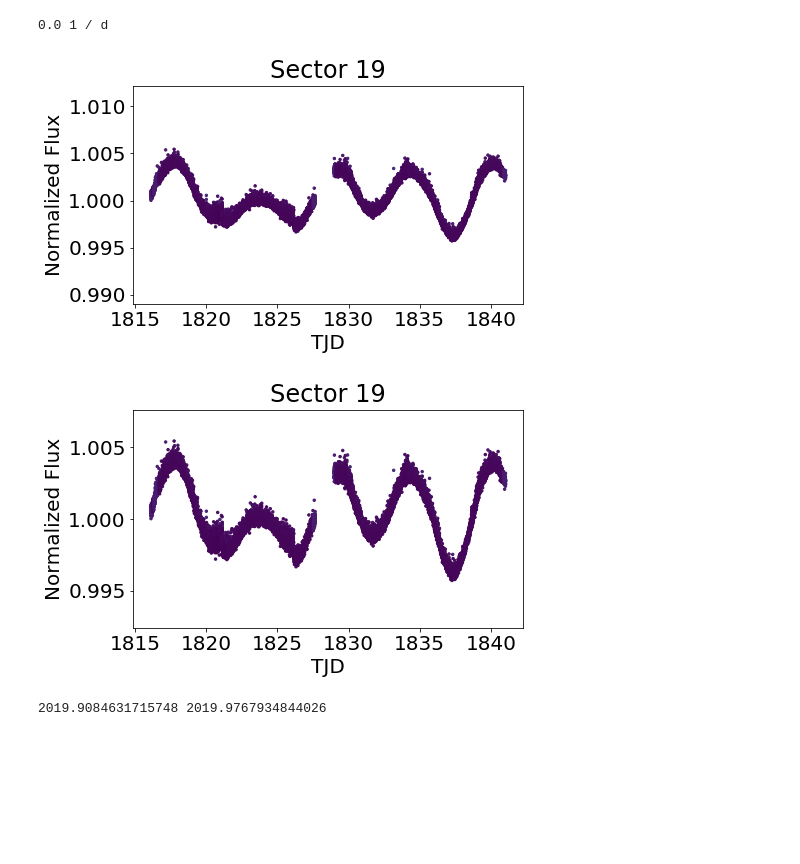
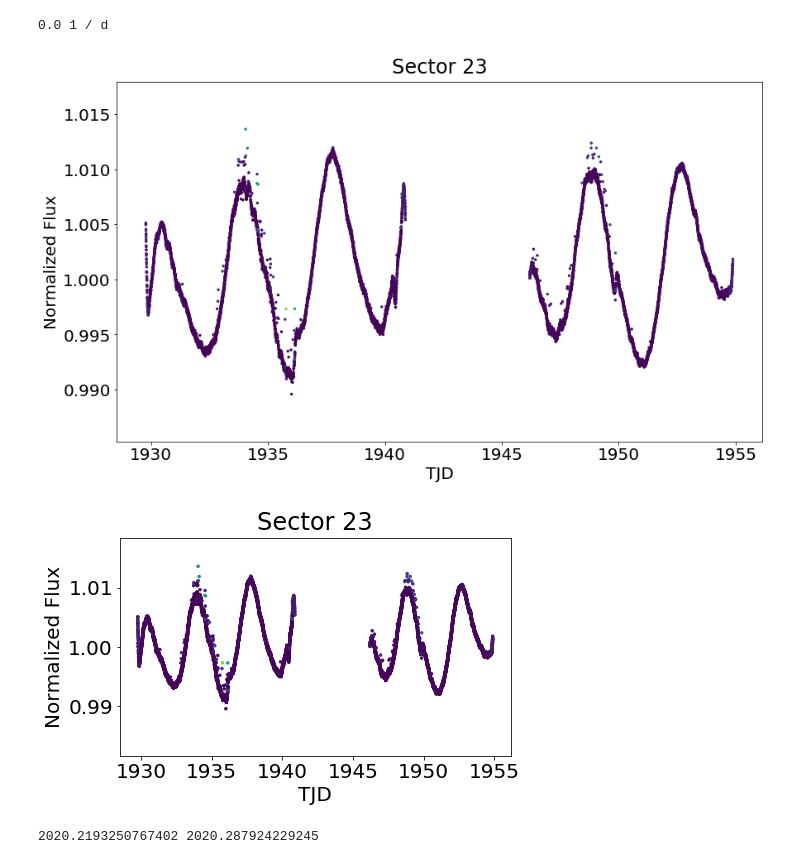
Before and after one commit to benjaminpope/mtv, a Jupyter notebook: notebooks/automatic.ipynb, the cells around one changed output. Saved outputs shown, nothing was run; the diff lists cells and outputs as text; code cells hidden in the pictures; blank space fills up the shorter version.

```diff
--- a/notebooks/automatic.ipynb
+++ b/notebooks/automatic.ipynb
@@ -44,10 +44,10 @@ names = targets['common_name']
 name = 'CR Dra'
 name = names[2].strip()
 name = '44 Boo'
-name= 'GJ 1151'
-name='CR Dra'
+name = 'GJ 1151'
+name ='CR Dra'
 name = 'HAT 182-00605'
-name='TIC 453430899'
+name ='TIC 453430899'
 
 stars_simultaneous = {'GJ 450':'2020-03-16T20:11:00',
          'GJ 3861':'2020-02-19T23:57:00',
@@ -67,8 +67,12 @@ stars_simultaneous = {'EW Dra': '2020-04-02T22:55:34',
                       '54 Psc':'2019-10-19T18:11:00',
                       'HD 10780':'2019-11-03T18:31:10',
                       'UCAC4 655-108663': '2019-10-05T17:11:00',
-                      'HD 223778 B': '2019-11-20T17:11:00'
-
+                      'HD 223778 B': '2019-11-20T17:11:00',
+                      'WX UMa': '2019-11-29T05:11:00',
+                      'GJ 450':'2020-03-16T20:11:00',
+                      'GJ 3861':'2020-02-19T23:57:00',
+                      '2MASS J09481615+5114518':'2020-01-31T20:45:40',
+                      'LP 212-62':'2020-02-04T20:48:20'
 }
 
 
@@ -77,9 +81,14 @@ name = list(stars_simultaneous.keys())[whichstar]
 name = 'HD 223778 B'
 # name = 'G 227-22'
 name = 'HD 233153'
+name = "WX UMa"
 
 # name = 'EW Dra'
 date = stars_simultaneous[name]
 # name='WX Uma'
-# name = 'Ross 867'
+name = 'Ross 867'
 # name = 'UCAC4 444-118477'
+name = 'YY Gem'
+name = 'CW Vir'
+
+radius = 30.0
@@ -112,2 +135,2 @@ SearchResult containing 1 data products.
 # %%
-tics, time, flux, errs, sects, data_all = load_lightcurve(name,radius=95.)
+tics, time, flux, errs, sects, data_all = load_lightcurve(name,radius=radius)
@@ -132,43 +159,43 @@ print(flare_rate)
 # %%
 groups,sectors = group_sectors(data_all)
 ngroups = len(groups)
 width_ratios = [len(group) for group in groups]
-fig, axes = plt.subplots(ncols=ngroups, figsize=(ngroups*7,4),
+fig, axes = plt.subplots(ncols=ngroups, figsize=(ngroups*7*2,4*2),
                            sharey=True, gridspec_kw={'width_ratios':width_ratios})
 for j, g in enumerate(groups):
     if len(groups)>1:
         ax = axes[j]
     else:
         ax = axes
     if j == 0:
         ax.set_ylabel('Normalized Flux')
     for i in g:
         ax.scatter(time[i], flux[i], c=avg_preds[i],
                     vmin=0, vmax=1, s=6)
     if len(g)==1:
         ax.set_title('Sector '+str(sectors[g[0]]),y=1.01)
     else:
         ss = [sectors[s] for s in g]
         ax.set_title('Sectors ' + ", ".join([str(s) for s in ss]),y=1.01)
     ax.set_xlabel('TJD')
 yrange = np.percentile(np.hstack(flux),(2,50,98))
 lims = (yrange[1]-1.0*(yrange[2]-yrange[0]), yrange[1]+1.0*(yrange[2]-yrange[0]))
 # plt.ylim(*lims)
 plt.subplots_adjust(wspace=0.1)
 plt.savefig('results/flare_lc_%s_nozoom.png' % (name.replace(' ','_').lower()),bbox_inches='tight')
 # %% [output]
-[figure, old version]
+[figure, new version]
 # %%
 do_plots(tics,time,flux,avg_preds,errs,data_all)
 plt.savefig('results/flare_lc_%s.png' % (name.replace(' ','_').lower()),bbox_inches='tight')
 # %% [output]
-[figure, old version]
+[figure, new version]
 # %%
 dates_all = [lk.btjd_to_astropy_time(t) for t in time]
 for j in range(len(dates_all)):
     print(dates_all[j].min().decimalyear,dates_all[j].max().decimalyear)
 # %% [output]
-2019.9084631715748 2019.9767934844026
+2020.2193250767402 2020.287924229245
 # %%
 final = data_all[-1]
 # %%
```
Also changed, not shown: parts of 13 cells of this notebook, 4 other files.
